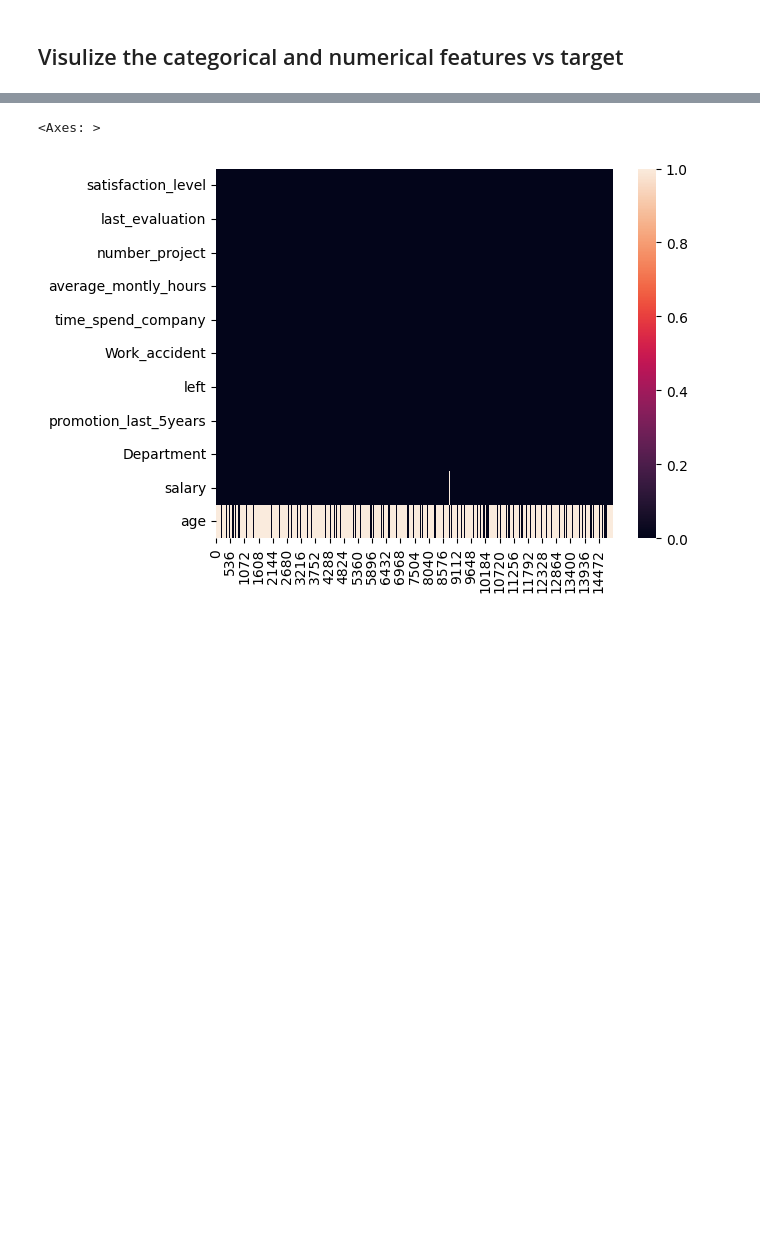
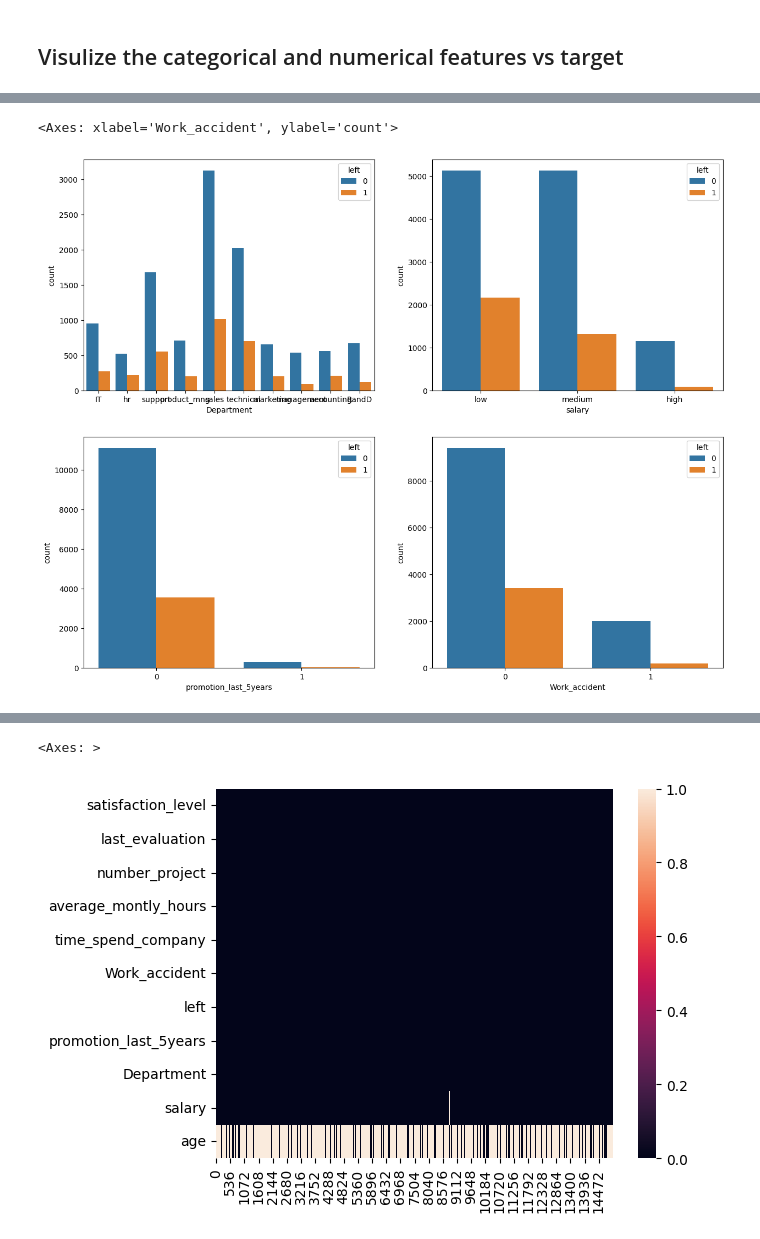
Before and after one commit to ashmi721/Data_Science_Project, a Jupyter notebook: Hr-employee_retention.ipynb, the cells around one changed output, grey strips where cells are left out. Cells and saved outputs as stored; diff of their text form; code cells hidden in the pictures; blank space fills up the shorter version.

```diff
--- a/Hr-employee_retention.ipynb
+++ b/Hr-employee_retention.ipynb
@@ -98,0 +133,9 @@ fig, axes = plt.subplots(3,2,figsize=(15,12))
+# %%
+fig, axes = plt.subplots(2,2,figsize=(15,12))
+sns.countplot(x='Department',hue='left',data=df,ax=axes[0,0])
+sns.countplot(x='salary',hue='left',data=df,ax=axes[0,1])
+sns.countplot(x='promotion_last_5years',hue='left',data=df,ax=axes[1,0])
+sns.countplot(x='Work_accident',hue='left',data=df,ax=axes[1,1])
+# %% [output]
+<Axes: xlabel='Work_accident', ylabel='count'>
+[figure, added]
```
Also changed, not shown: parts of 15 cells of this notebook.
